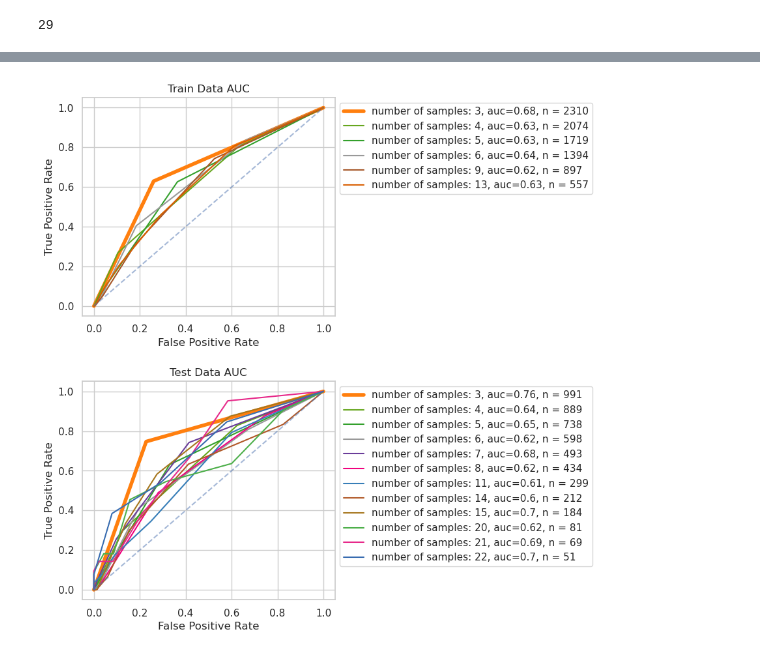
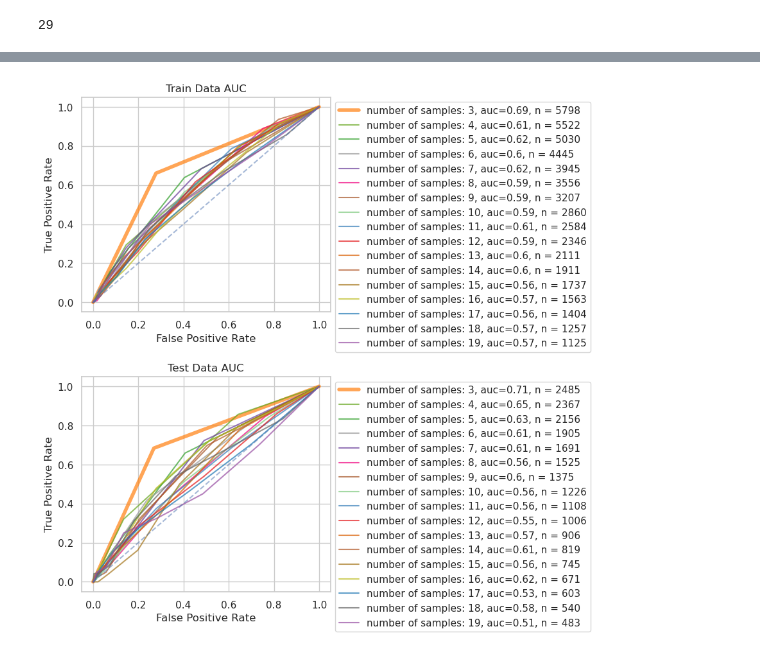
Before and after one commit to jennyqsun/evidence-chain, a Jupyter notebook: analysis/roc_integrate_to_varying_bound.ipynb, the cells around one changed output, grey strips where cells are left out. Cells and saved outputs as stored; diff of their text form; code cells hidden in the pictures.

```diff
--- a/analysis/roc_integrate_to_varying_bound.ipynb
+++ b/analysis/roc_integrate_to_varying_bound.ipynb
@@ -30,7 +30,7 @@ ALL_BEH_DIR = os.path.join(PROJECT_DIR, 'rwchain-beh', 'combined')
 CODE_DIR = "/home/jenny/evidence-chain/"
 FIG_DIR = os.path.join(CODE_DIR, "figs/rw_varying_bound/")
 # %%
-stimdur = '250'
+stimdur = 'combined'
 # %%
 
 list_of_subj = os.listdir(BEH_DIR)
@@ -101,7 +101,7 @@ chain_matrix = get_chain_matrix(sequence, count)
 # set the fixed bound
 
 
-position_range = np.arange(2,23)
+position_range = np.arange(2,19)
 
 TRUE_N = []
 TOTAL_N = []
@@ -323,11 +322,11 @@ fig.savefig(f'{FIG_DIR}threshold_per_sample_{stimdur}.png', dpi=300,bbox_inches=
 # %%
 fig, ax = plt.subplots(2,1,figsize = (5,10))
-_,ax0 = plot_roc(FPR_TRAIN,TPR_TRAIN,AUC_TRAIN, position_range+1, N_TRAIN, auc_cutoff = 0.6, ax=ax[0])
-_,ax1 = plot_roc(FPR_TEST,TPR_TEST,AUC_TEST, position_range+1, N_TEST, auc_cutoff = 0.6, ax=ax[1])
+_,ax0 = plot_roc(FPR_TRAIN,TPR_TRAIN,AUC_TRAIN, position_range+1, N_TRAIN, auc_cutoff = 0.5, ax=ax[0])
+_,ax1 = plot_roc(FPR_TEST,TPR_TEST,AUC_TEST, position_range+1, N_TEST, auc_cutoff = 0.5, ax=ax[1])
 ax0.set_title("Train Data AUC")
 ax1.set_title("Test Data AUC")
 fig.subplots_adjust(hspace=0.3)
 fig.show()
 fig.savefig(f'{FIG_DIR}auc_curve_{stimdur}.png', dpi=300,bbox_inches='tight')
 # %% [output]
-[figure, old version]
+[figure, new version]
```
Also changed, not shown: parts of 9 cells of this notebook, 16 other files.
